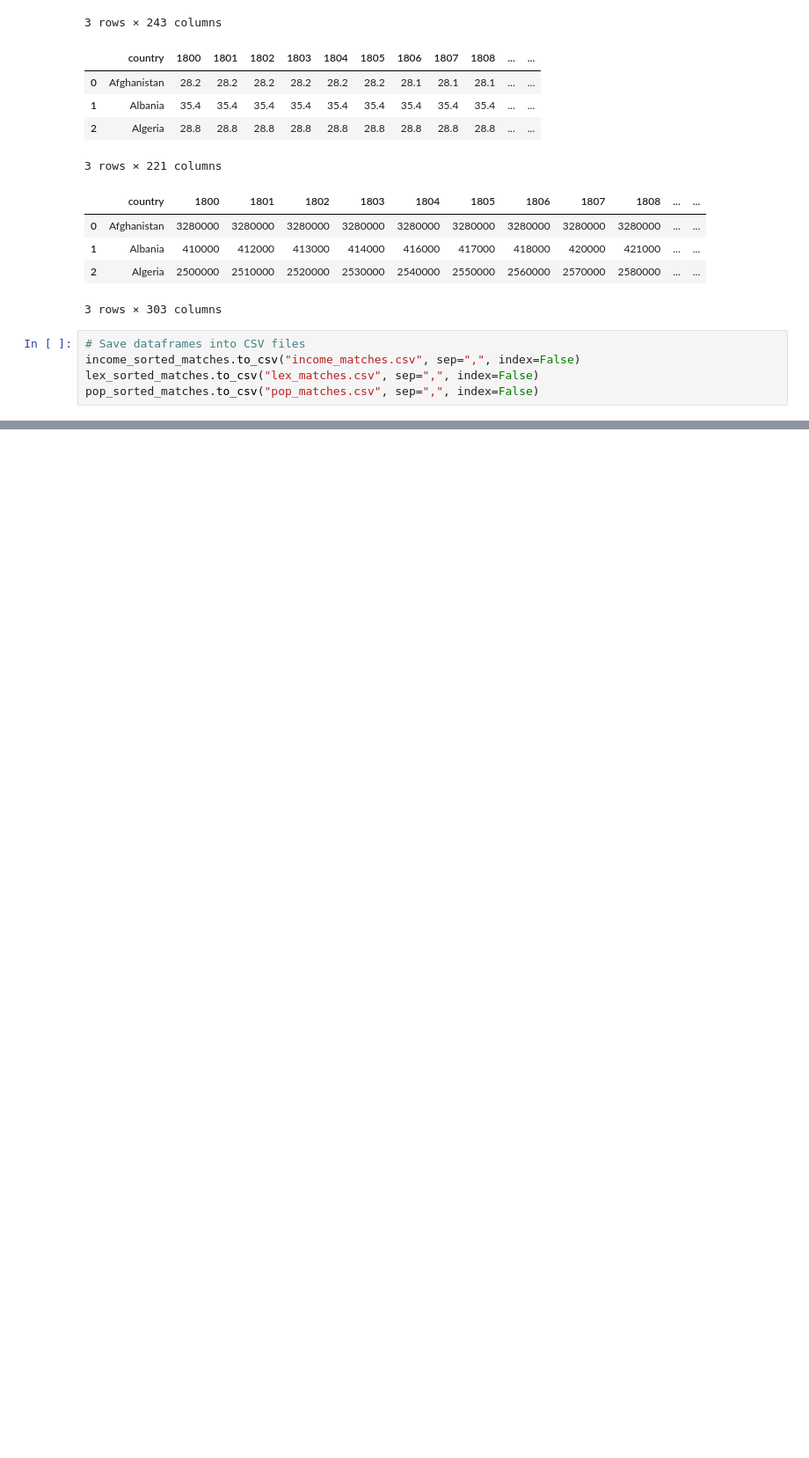
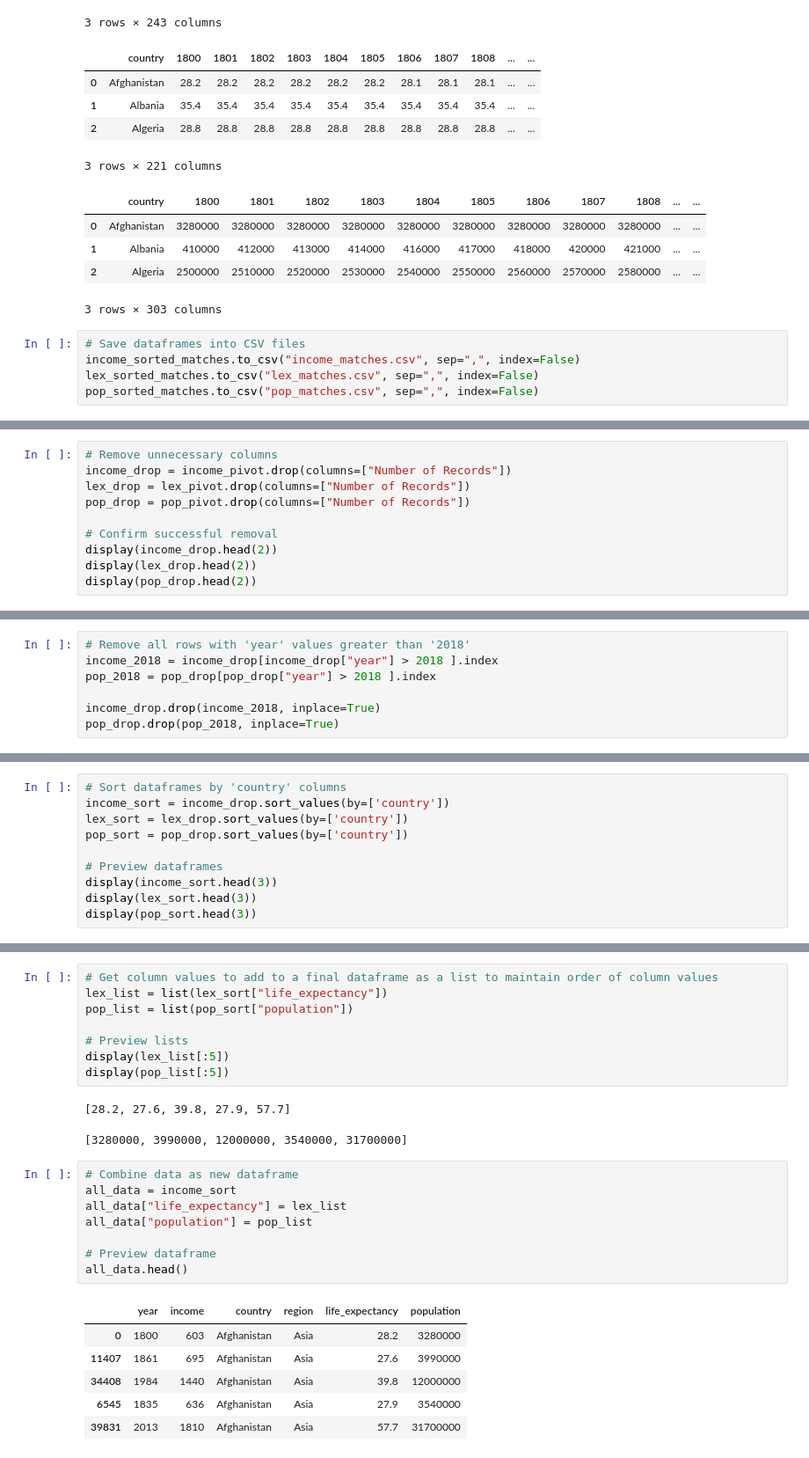
Before and after one commit to jasonzelaya/Gapminder, a Jupyter notebook: assets/data/data_transformation.ipynb, the cells around one changed output, grey strips where cells are left out. Shown at 88% size. Drawn from its saved outputs; the diff is of its cells as text; blank space fills up the shorter version.

Commit message:
Complete the data cleaning and aggregation
Remove all of the 'matches' datasets because they are no longer needed.
Commit the 'pivoted' datasets for readers to view.

```diff
--- a/assets/data/data_transformation.ipynb
+++ b/assets/data/data_transformation.ipynb
@@ -289,0 +333,10 @@ pop_sorted_matches.to_csv("pop_matches.csv", sep=",", index=False)
+# %%
+# Remove unnecessary columns
+income_drop = income_pivot.drop(columns=["Number of Records"])
+lex_drop = lex_pivot.drop(columns=["Number of Records"])
+pop_drop = pop_pivot.drop(columns=["Number of Records"])
+
+# Confirm successful removal
+display(income_drop.head(2))
+display(lex_drop.head(2))
+display(pop_drop.head(2))
@@ -289,0 +369,7 @@ pop_sorted_matches.to_csv("pop_matches.csv", sep=",", index=False)
+# %%
+# Remove all rows with 'year' values greater than '2018'
+income_2018 = income_drop[income_drop["year"] > 2018 ].index
+pop_2018 = pop_drop[pop_drop["year"] > 2018 ].index
+
+income_drop.drop(income_2018, inplace=True)
+pop_drop.drop(pop_2018, inplace=True)
@@ -289,0 +433,10 @@ pop_sorted_matches.to_csv("pop_matches.csv", sep=",", index=False)
+# %%
+# Sort dataframes by 'country' columns
+income_sort = income_drop.sort_values(by=['country'])
+lex_sort = lex_drop.sort_values(by=['country'])
+pop_sort = pop_drop.sort_values(by=['country'])
+
+# Preview dataframes
+display(income_sort.head(3))
+display(lex_sort.head(3))
+display(pop_sort.head(3))
@@ -289,0 +456,26 @@ pop_sorted_matches.to_csv("pop_matches.csv", sep=",", index=False)
+# %%
+# Get column values to add to a final dataframe as a list to maintain order of column values
+lex_list = list(lex_sort["life_expectancy"])
+pop_list = list(pop_sort["population"])
+
+# Preview lists
+display(lex_list[:5])
+display(pop_list[:5])
+# %% [output]
+[28.2, 27.6, 39.8, 27.9, 57.7]
+[3280000, 3990000, 12000000, 3540000, 31700000]
+# %%
+# Combine data as new dataframe
+all_data = income_sort
+all_data["life_expectancy"] = lex_list
+all_data["population"] = pop_list
+
+# Preview dataframe
+all_data.head()
+# %% [output]
+|  | year | income | country | region | life_expectancy | population |
+| 0 | 1800 | 603 | Afghanistan | Asia | 28.2 | 3280000 |
+| 11407 | 1861 | 695 | Afghanistan | Asia | 27.6 | 3990000 |
+| 34408 | 1984 | 1440 | Afghanistan | Asia | 39.8 | 12000000 |
+| 6545 | 1835 | 636 | Afghanistan | Asia | 27.9 | 3540000 |
+| 39831 | 2013 | 1810 | Afghanistan | Asia | 57.7 | 31700000 |
```
Also changed, not shown: parts of 18 cells of this notebook, 7 other files.
